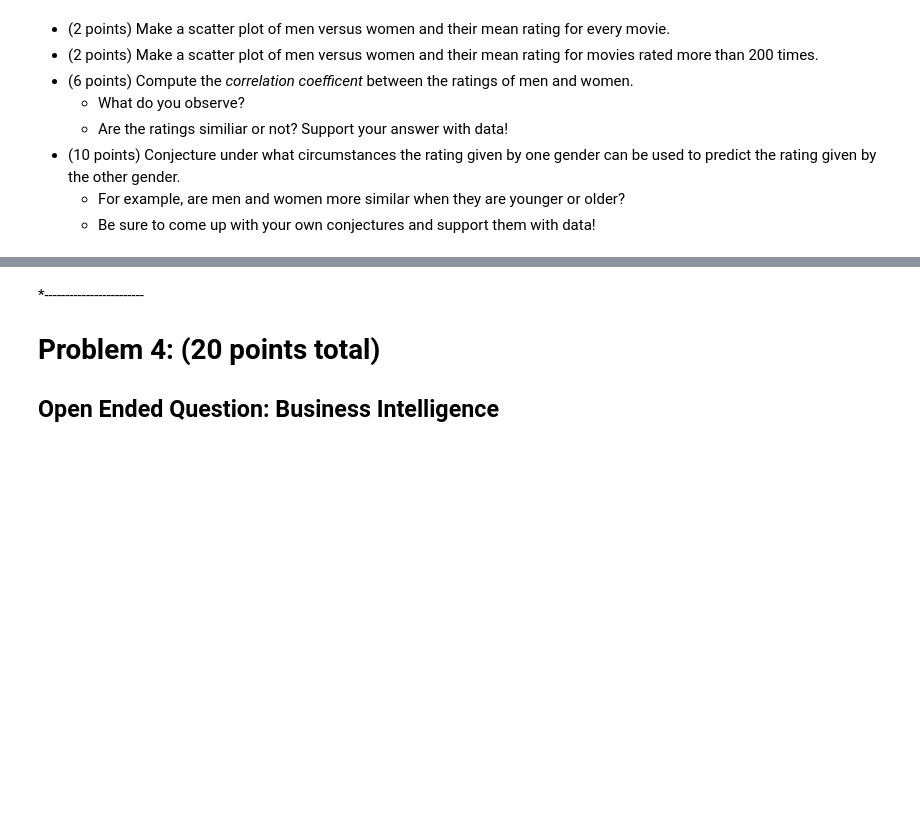
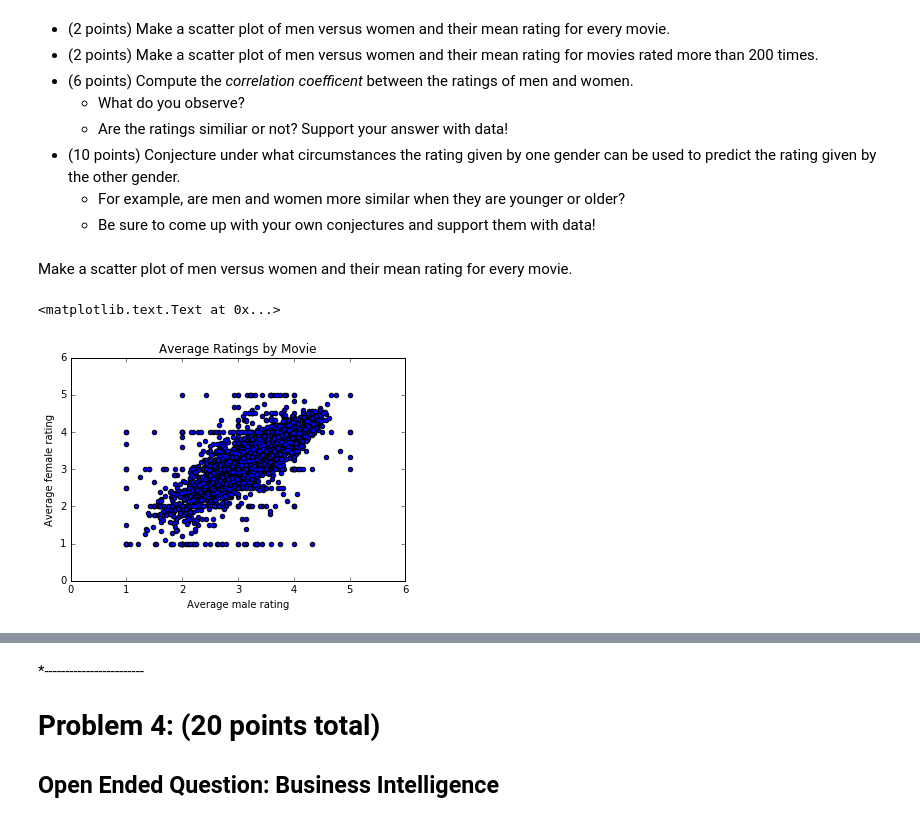
Before and after one commit to awkweb/DS501, a Jupyter notebook: 2/CaseStudy2.ipynb, the cells around one changed output, grey strips where cells are left out. Drawn from its saved outputs; the diff is of its cells as text; code cells hidden in the pictures; blank space fills up the shorter version.

```diff
--- a/2/CaseStudy2.ipynb
+++ b/2/CaseStudy2.ipynb
@@ -75,0 +87,5 @@ import pandas as pd
+# %%
+# Import Ratings Data
+rnames = ['user_id','movie_id','rating','timestamp']
+ratings = pd.read_table('ratings.dat', sep = '::', header = None, names = rnames,engine='python')
+ratings[:5]
@@ -75,0 +99,5 @@ import pandas as pd
+# %%
+# Import movies Data
+mnames = ['movie_id','title','genres']
+movies = pd.read_table('movies.dat', sep = '::', header = None, names = mnames,engine='python')
+movies[:5]
@@ -75,0 +111,4 @@ import pandas as pd
+# %%
+# Merge the data into a single data frame
+data = pd.merge(pd.merge(ratings,users),movies)
+data[:5]
@@ -75,0 +420,10 @@ import pandas as pd
+# %%
+import time
+timestamps = data['timestamp']
+
+# Time stamps are reported in seconds since epoch.  Convert these values to local time, and extract the hour.
+hour = [time.localtime(stamp).tm_hour for stamp in timestamps.values]
+hour_series = pd.DataFrame(hour, index=data.index)
+
+# Append the hour each rating was reported to the data set.
+data['hour'] = hour_series
@@ -114,0 +493,14 @@ Let look more closely at the relationship between the pieces of data we have.
+# %% [markdown]
+Make a scatter plot of men versus women and their mean rating for every movie.
+# %%
+# Use a pivot table to compute mean ratings per title by gender
+mean_ratings = data.pivot_table('rating',index = 'title',columns = 'gender',aggfunc = 'mean')
+
+# Scatter this data.
+plt.scatter(mean_ratings['M'], mean_ratings['F'])
+plt.title('Average Ratings by Movie')
+plt.ylabel('Average female rating')
+plt.xlabel('Average male rating')
+# %% [output]
+<matplotlib.text.Text at 0x...>
+[figure, added]
```
Also changed, not shown: parts of 55 cells of this notebook.
